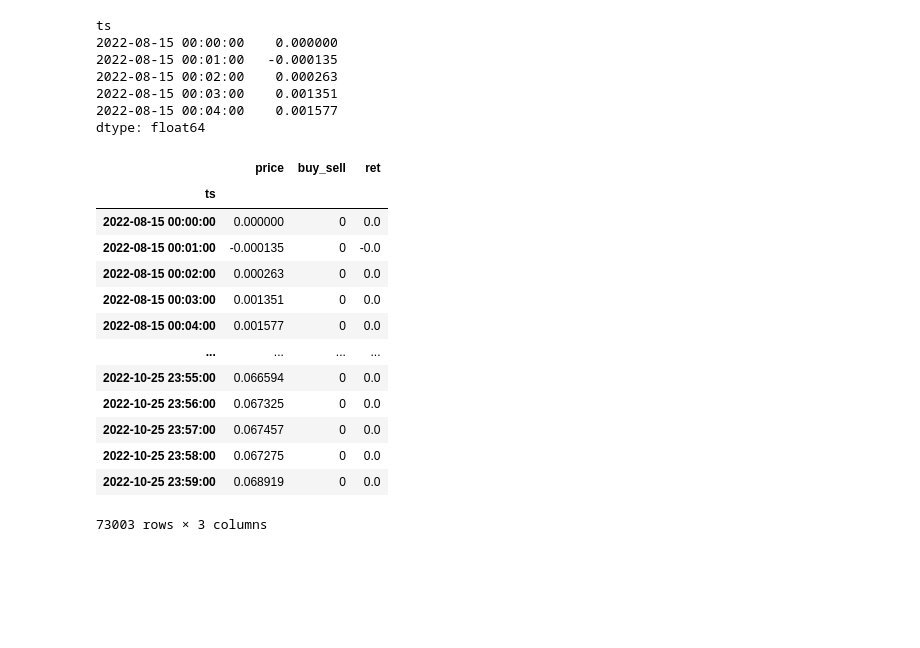
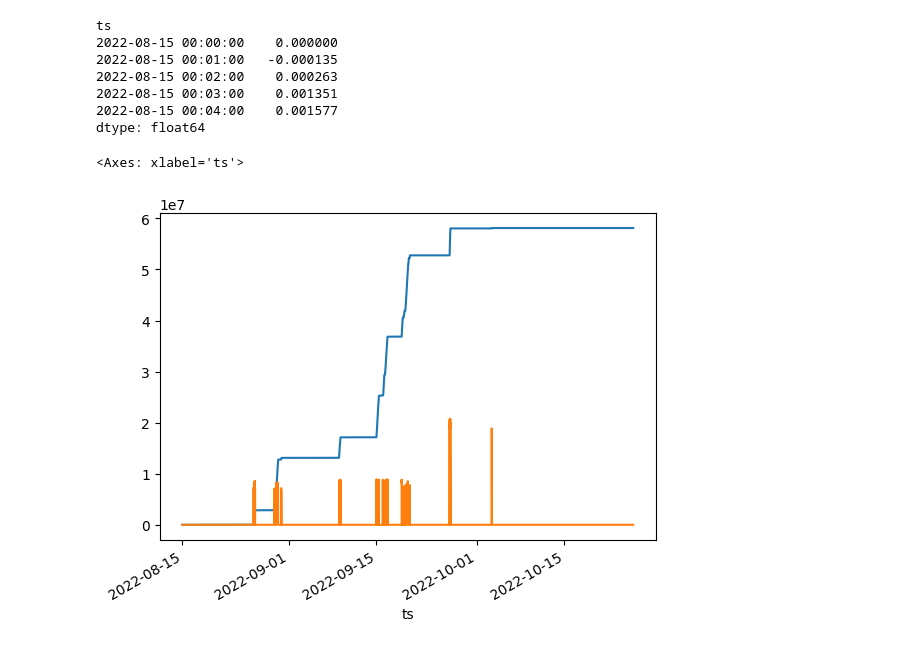
Before and after one commit to Nic-Amir/ou-modeling, a Jupyter notebook: research.ipynb, the cells around one changed output. Cells and saved outputs as stored; diff of their text form; code cells hidden in the pictures; blank space fills up the shorter version.

```diff
--- a/research.ipynb
+++ b/research.ipynb
@@ -59,14 +72,5 @@ def estimate_coefficients_MLE(X, dt, tol=1e-10):
 # %%
 def compute_portfolio_values(ts_A, ts_B, alloc_B):
-    '''
-    Compute the portfolio values over time when holding $1 of stock A
-    and -$alloc_B of stock B
-
-    input: ts_A - time-series of price data of stock A,
-           ts_B - time-series of price data of stock B
-    outputs: Portfolio values of holding $1 of stock A and -$alloc_B of stock B
-    '''
-
     ts_A = ts_A.copy()  # defensive programming
     ts_B = ts_B.copy()
 
@@ -195,2 +226,2 @@ theta, mu, sigma, alloc_B = arg_max_B_alloc(ts_A2,ts_B2,dt1)
 # %%
-# theta, mu, sigma, alloc_B = (0.20419935234044176, 0.030492090124698303, 0.03975767810771347, 1.0)
+theta, mu, sigma, alloc_B = (0.20419935234044176, 0.030492090124698303, 0.03975767810771347, 1.0)
@@ -241,25 +270,15 @@ df = df.to_frame()
 
 df.columns = ["price"]
 
-df["buy_sell"] = np.where((df["price"]>= b_star(theta, mu, sigma, r, c) - 0.01) & (df["price"]<= b_star(theta, mu, sigma, r, c) + 0.01)
+df["buy_sell"] = np.where((df["price"]>= d_star(theta, mu, sigma, r, c) - 0.01) & (df["price"]<= d_star(theta, mu, sigma, r, c) + 0.01)
                           , -1 ,
                            (np.where((df["price"]>= b_star(theta, mu, sigma, r, c) - 0.01) & (df["price"]<= b_star(theta, mu, sigma, r, c) + 0.01),
                                       1 ,0)))
-# %%
-df["ret"] = df["price"]*df["buy_sell"]
-df
-# %% [output]
-|  | price | buy_sell | ret |
-| ts |  |  |  |
-| 2022-08-15 00:00:00 | 0.000000 | 0 | 0.0 |
-| 2022-08-15 00:01:00 | -0.000135 | 0 | -0.0 |
-| 2022-08-15 00:02:00 | 0.000263 | 0 | 0.0 |
-| 2022-08-15 00:03:00 | 0.001351 | 0 | 0.0 |
-| 2022-08-15 00:04:00 | 0.001577 | 0 | 0.0 |
-| ... | ... | ... | ... |
-| 2022-10-25 23:55:00 | 0.066594 | 0 | 0.0 |
-| 2022-10-25 23:56:00 | 0.067325 | 0 | 0.0 |
-| 2022-10-25 23:57:00 | 0.067457 | 0 | 0.0 |
-| 2022-10-25 23:58:00 | 0.067275 | 0 | 0.0 |
-| 2022-10-25 23:59:00 | 0.068919 | 0 | 0.0 |
-73003 rows × 3 columns
+# %%
+df["ret"] = (df["price"]*200000)*df["buy_sell"] #assumes 20000$ of A and Beta$20000 of B
+df["cum_ret"] = df["ret"].cumsum()
+df["cum_ret"].plot()
+(df["ret"]*500).plot()
+# %% [output]
+<Axes: xlabel='ts'>
+[figure, added]
```
Also changed, not shown: parts of 9 cells of this notebook.
